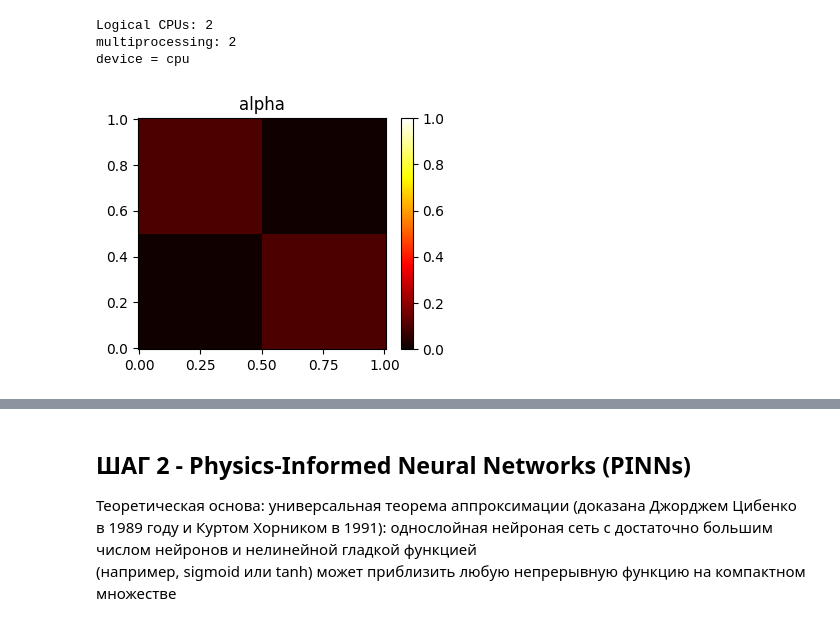
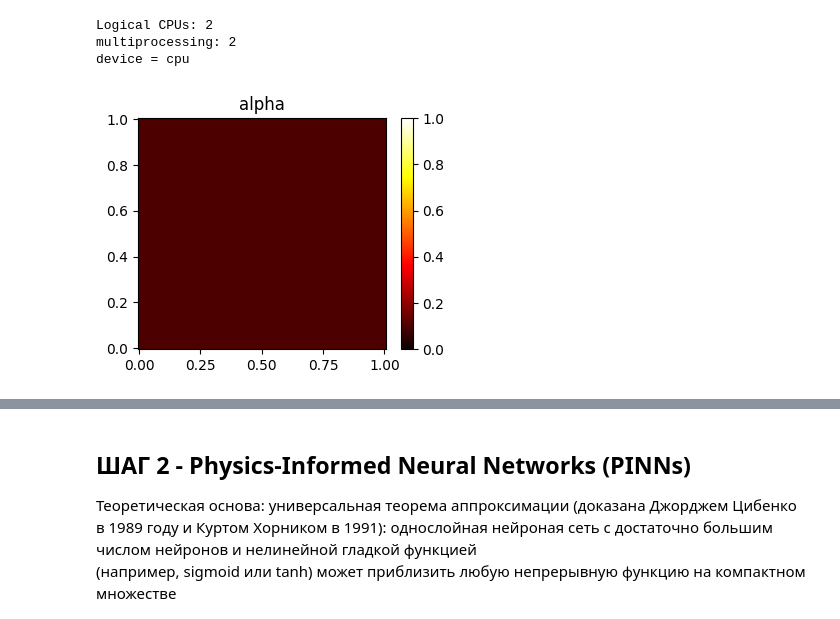
Before and after one commit to kimve1969/msu_ds_pinn_2d_heat, a Jupyter notebook: msu-pinn-2d-heat.ipynb, the cells around one changed output, grey strips where cells are left out. Drawn from its saved outputs; the diff is of its cells as text; code cells hidden in the pictures.

```diff
--- a/msu-pinn-2d-heat.ipynb
+++ b/msu-pinn-2d-heat.ipynb
@@ -164,34 +164,34 @@ def plot2d_times(x_grid: np.ndarray, y_grid: np.ndarray, solutions: list,
         ax.set_aspect("equal")
         ax.set_title(f"t={t:.2f}")
 
     plt.show()
 
 # ============ Визуализируем начальное состояние ========================
 # u = gic(X,Y)
 # u = apply_bc(u)
 # plot2d(x_grid=X, y_grid=Y, u_grid=u, stitle="Начальное тепловое состояние")
 
 # Формируем матрицу коэффициентов теплопроводности
 # ============================================================
 # 2. Четыре области-квадрата 2x2 со своими alhpa
 #    (границы раздела: x=0.5 и y=0.5)
 # ============================================================
 alpha = np.zeros((Nx, Ny))
-alpha[(X <  0.5) & (Y <  0.5)] = 0.01     # левый-нижний
+alpha[(X <  0.5) & (Y <  0.5)] = 0.1     # левый-нижний
 alpha[(X >= 0.5) & (Y <  0.5)] = 0.1    # правый-нижний
 alpha[(X <  0.5) & (Y >= 0.5)] = 0.1   # левый-верхний
-alpha[(X >= 0.5) & (Y >= 0.5)] = 0.01     # правый-верхний
+alpha[(X >= 0.5) & (Y >= 0.5)] = 0.1     # правый-верхний
 
 np.random.seed(42)
 #alpha = np.random.rand(Nx, Ny)/3.0
 # ============================================================
 # 3. Эффективная alpha на гранях — гармоническое среднее
 # ============================================================
 alpha_x_eff = 2*alpha[:-1,:]*alpha[1:,:]/(alpha[:-1,:]+alpha[1:,:])   # (Nx-1, Ny)
 alpha_y_eff = 2*alpha[:,:-1]*alpha[:,1:]/(alpha[:,:-1]+alpha[:,1:])   # (Nx, Ny-1)
 
 # ============ Визуализируем коэффициентов теплопроводности ==============
 plot2d(x_grid=X, y_grid=Y, u_grid=alpha, stitle="alpha")
 # %% [output]
-[figure, old version]
+[figure, new version]
 # %%
```
Also changed, not shown: parts of 4 cells of this notebook.
